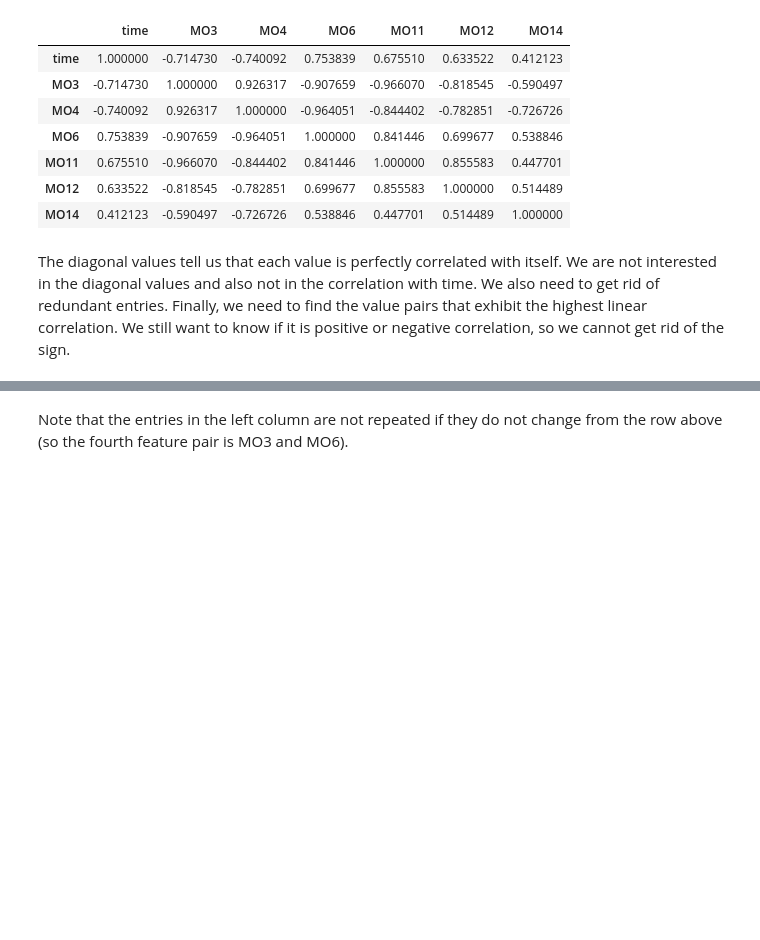
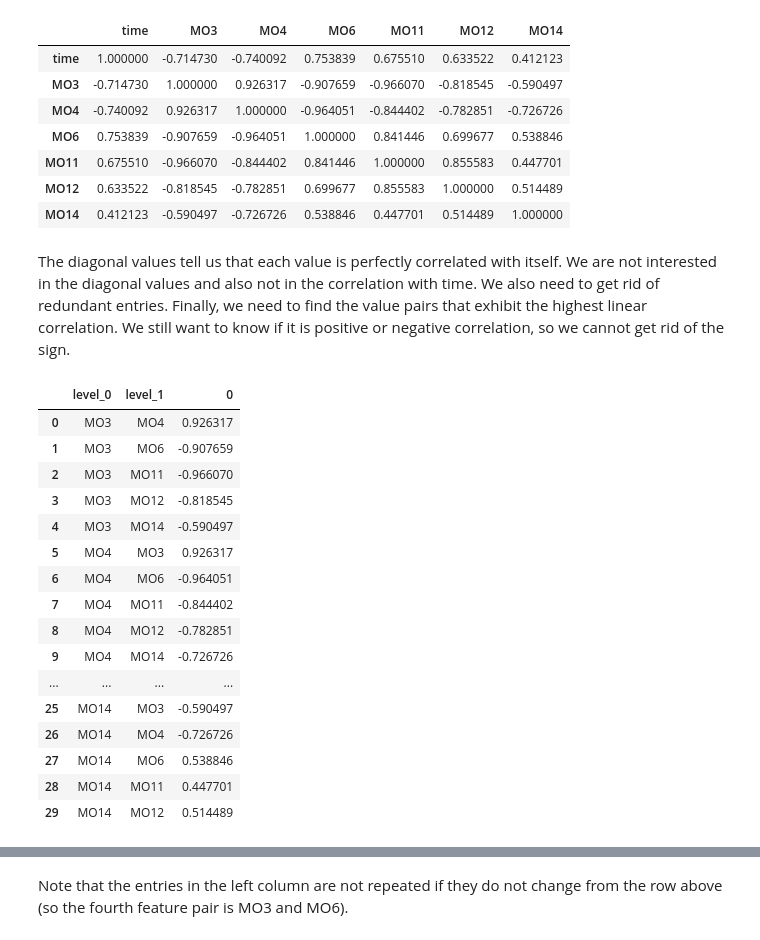
Before and after one commit to g-stanic/ssciwr_stat_analysis, a Jupyter notebook: notebook/notebook_unit1.ipynb, the cells around one changed output, grey strips where cells are left out. Saved outputs shown, nothing was run; the diff lists cells and outputs as text; code cells hidden in the pictures; blank space fills up the shorter version.

```diff
--- a/notebook/notebook_unit1.ipynb
+++ b/notebook/notebook_unit1.ipynb
@@ -179,4 +198,32 @@ print(npop_dat.corr(method='pearson'))
 | MO14 | 0.412123 | -0.590497 | -0.726726 | 0.538846 | 0.447701 | 0.514489 | 1.000000 |
 # %% [markdown]
 The diagonal values tell us that each value is perfectly correlated with itself. We are not interested in the diagonal values and also not in the correlation with time. We also need to get rid of redundant entries. Finally, we need to find the value pairs that exhibit the highest linear correlation. We still want to know if it is positive or negative correlation, so we cannot get rid of the sign.
+# %%
+# Calculate the correlation matrix without the time column
+corr_matrix = npop_dat.drop(columns=['time']).corr(method='pearson')
+
+# Set the diagonal elements of the correlation matrix to None
+for i in range(corr_matrix.shape[0]):
+    corr_matrix.iloc[i, i] = None
+
+# Stack the correlation matrix, remove duplicates and reset the index
+corr_matrix = corr_matrix.stack().reset_index()
+# %% [output]
+|  | level_0 | level_1 | 0 |
+| 0 | MO3 | MO4 | 0.926317 |
+| 1 | MO3 | MO6 | -0.907659 |
+| 2 | MO3 | MO11 | -0.966070 |
+| 3 | MO3 | MO12 | -0.818545 |
+| 4 | MO3 | MO14 | -0.590497 |
+| 5 | MO4 | MO3 | 0.926317 |
+| 6 | MO4 | MO6 | -0.964051 |
+| 7 | MO4 | MO11 | -0.844402 |
+| 8 | MO4 | MO12 | -0.782851 |
+| 9 | MO4 | MO14 | -0.726726 |
+| ... | ... | ... | ... |
+| 25 | MO14 | MO3 | -0.590497 |
+| 26 | MO14 | MO4 | -0.726726 |
+| 27 | MO14 | MO6 | 0.538846 |
+| 28 | MO14 | MO11 | 0.447701 |
+| 29 | MO14 | MO12 | 0.514489 |
 # %%
```
Also changed, not shown: parts of 14 cells of this notebook, 2 other files.
